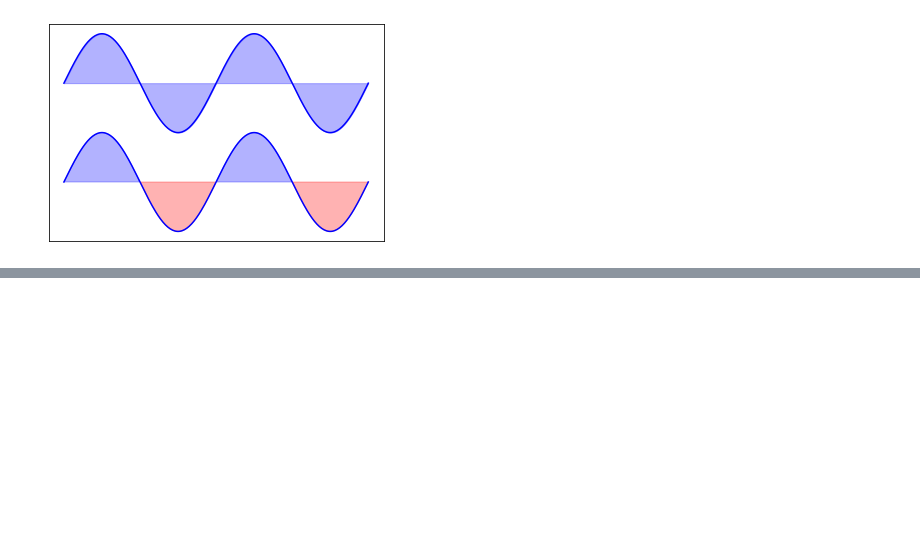
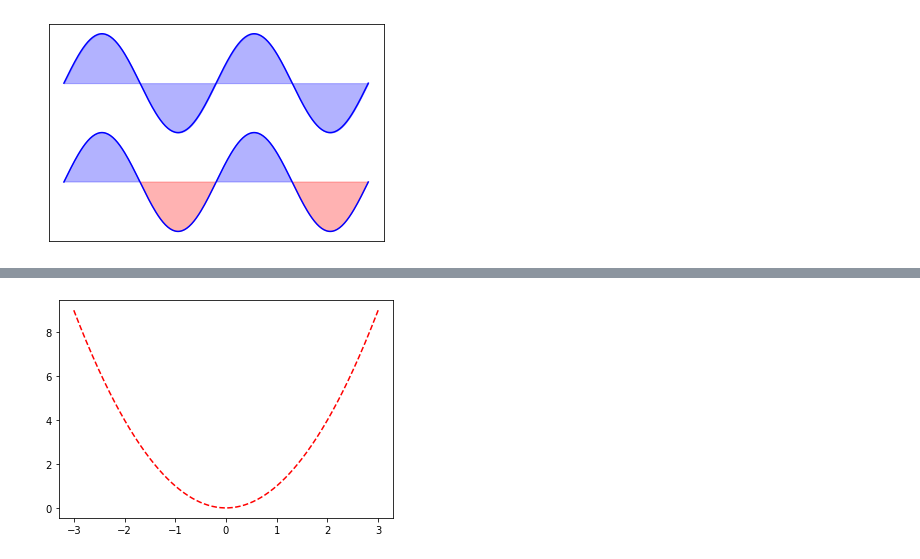
Before and after one commit to angelrps/MasterDataScience, a Jupyter notebook: ExtraClassExercises/Matplotlib_Exercises.ipynb, the cells around one changed output, grey strips where cells are left out. Cells and saved outputs as stored; diff of their text form; code cells hidden in the pictures; blank space fills up the shorter version.

```diff
--- a/ExtraClassExercises/Matplotlib_Exercises.ipynb
+++ b/ExtraClassExercises/Matplotlib_Exercises.ipynb
@@ -40,0 +73,5 @@ plt.savefig('sine_exercise.png')
+# %%
+plt.plot(xs, xs**2, 'r--')
+plt.show()
+# %% [output]
+[figure, added]
```
Also changed, not shown: parts of 9 cells of this notebook, 2 other files.
